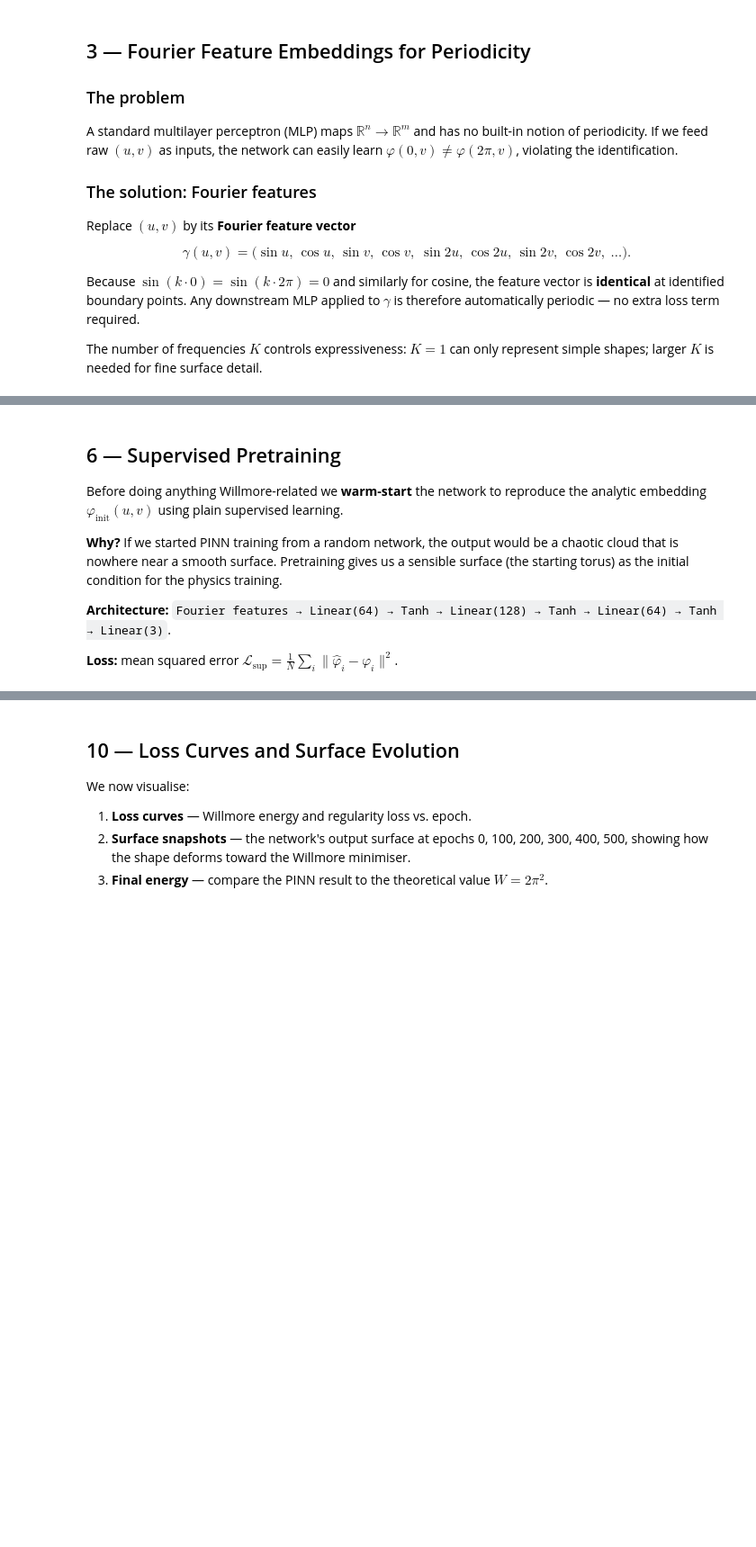
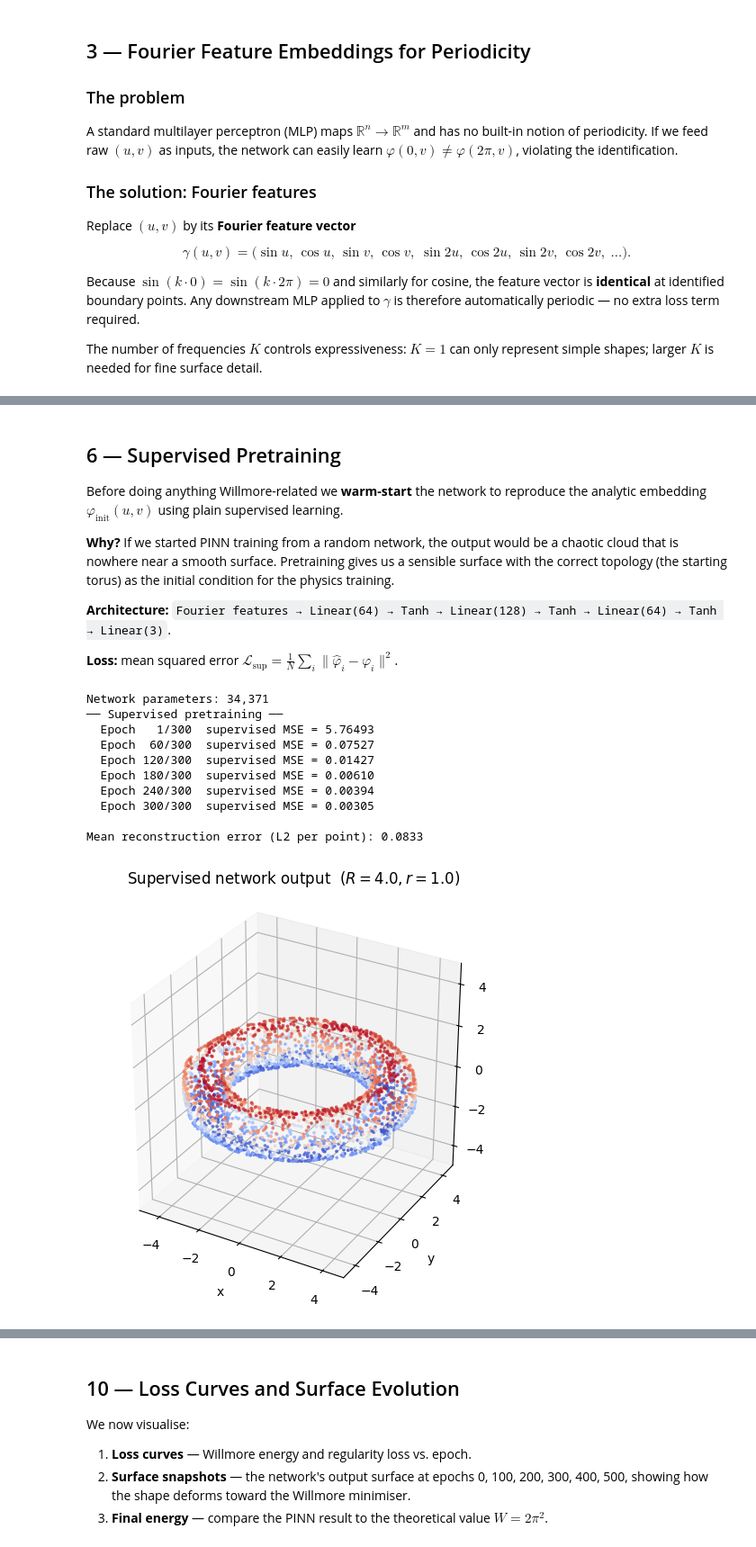
Before and after one commit to edhirst/XXIIEGD_AI_Meets_Geometry, a Jupyter notebook: lecture_2.ipynb, the cells around one changed output, grey strips where cells are left out. Shown at 90% size. Cells and saved outputs as stored; diff of their text form; code cells hidden in the pictures; blank space fills up the shorter version.

```diff
--- a/lecture_2.ipynb
+++ b/lecture_2.ipynb
@@ -313,7 +364,7 @@ the analytic embedding $\varphi_{\text{init}}(u,v)$ using plain supervised learn
 
 **Why?** If we started PINN training from a random network, the output would be a
 chaotic cloud that is nowhere near a smooth surface.  Pretraining gives us a sensible
-surface (the starting torus) as the initial condition for the physics training.
+surface with the correct topology (the starting torus) as the initial condition for the physics training.
 
 **Architecture:** `Fourier features → Linear(64) → Tanh → Linear(128) → Tanh → Linear(64) → Tanh → Linear(3)`.
 
@@ -366,30 +417,66 @@ def supervised_train(model: nn.Module,
     losses = []
     for epoch in range(1, epochs + 1):
         uv  = sample_torus_domain(batch)
         xyz = torus_embed(uv, R, r)            # ground-truth targets
 
         pred = model(uv)
         loss = nn.functional.mse_loss(pred, xyz)
 
         opt.zero_grad()
         loss.backward()
         opt.step()
 
         losses.append(loss.item())
         if epoch % 60 == 0 or epoch == 1:
             print(f"  Epoch {epoch:3d}/{epochs}  supervised MSE = {loss.item():.5f}")
     return losses
 
 
 torch.manual_seed(0)
 model = TorusNet().to(DEVICE)
 
 print(f"Network parameters: {sum(p.numel() for p in model.parameters()):,}")
 print("── Supervised pretraining ──")
 sup_losses = supervised_train(model, epochs=300)
 
 # ── Verify the network matches the torus ─────────────────────────────────────
 with torch.no_grad():
     uv_check = sample_torus_domain(2000)
     err = (model(uv_check) - torus_embed(uv_check)).norm(dim=1).mean().item()
 print(f"\nMean reconstruction error (L2 per point): {err:.4f}")
+
+# ── Visualise the supervised surface ─────────────────────────────────────────
+uv_vis = sample_torus_domain(3000)
+with torch.no_grad():
+    xyz_net = model(uv_vis).numpy()
+
+X, Y, Z = xyz_net[:, 0], xyz_net[:, 1], xyz_net[:, 2]
+Z_norm  = (Z - Z.min()) / (Z.max() - Z.min() + 1e-10)
+
+fig = plt.figure(figsize=(6, 5))
+ax  = fig.add_subplot(111, projection="3d")
+ax.scatter(X, Y, Z, c=Z_norm, cmap="coolwarm", s=3, alpha=0.7)
+ax.set_title(f"Supervised network output  $(R={R_INIT}, r={r_INIT})$", pad=10)
+ax.set_xlabel("x"); ax.set_ylabel("y"); ax.set_zlabel("z")
+
+half = max(X.max() - X.min(), Y.max() - Y.min(), Z.max() - Z.min()) / 2
+cx, cy, cz = (X.max()+X.min())/2, (Y.max()+Y.min())/2, (Z.max()+Z.min())/2
+ax.set_xlim(cx - half, cx + half)
+ax.set_ylim(cy - half, cy + half)
+ax.set_zlim(cz - half, cz + half)
+ax.set_box_aspect([1, 1, 1])
+
+plt.tight_layout()
+plt.show()
+# %% [output]
+Network parameters: 34,371
+── Supervised pretraining ──
+  Epoch   1/300  supervised MSE = 5.76493
+  Epoch  60/300  supervised MSE = 0.07527
+  Epoch 120/300  supervised MSE = 0.01427
+  Epoch 180/300  supervised MSE = 0.00610
+  Epoch 240/300  supervised MSE = 0.00394
+  Epoch 300/300  supervised MSE = 0.00305
+
+Mean reconstruction error (L2 per point): 0.0833
+[figure, added]
```
Also changed, not shown: parts of 29 cells of this notebook, 2 other files.
